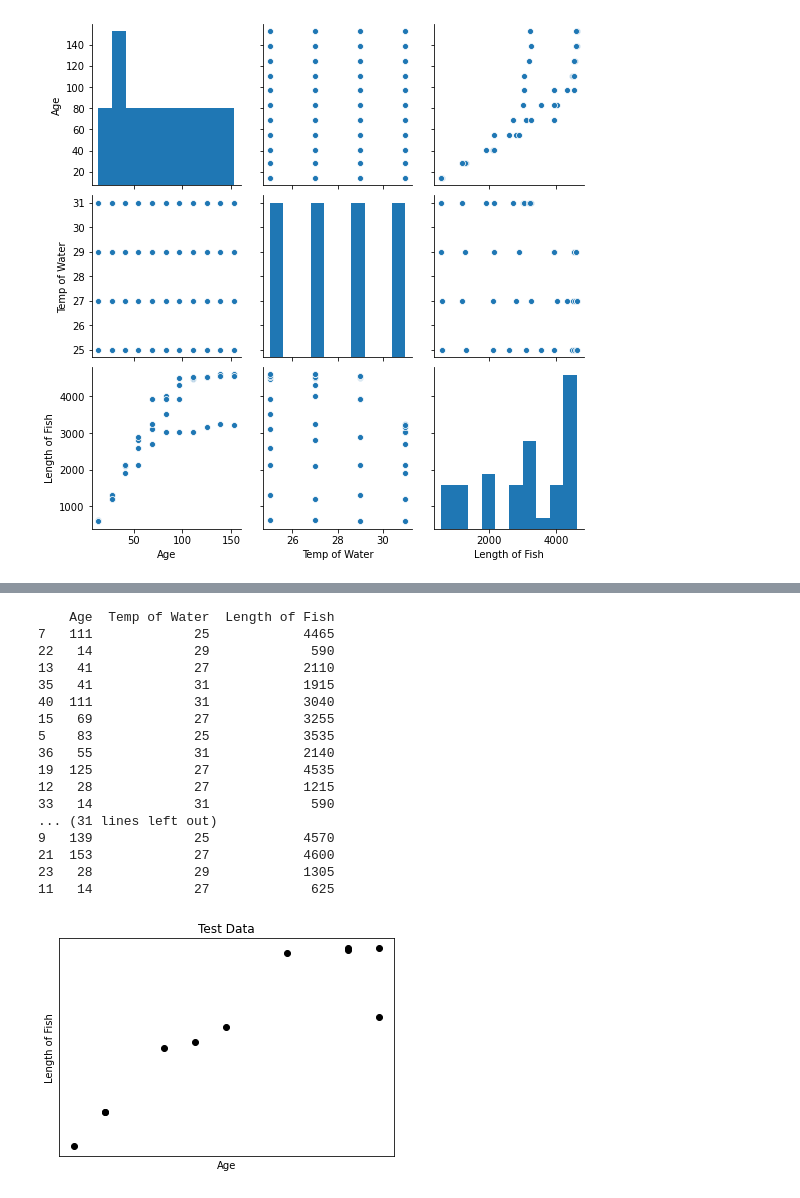
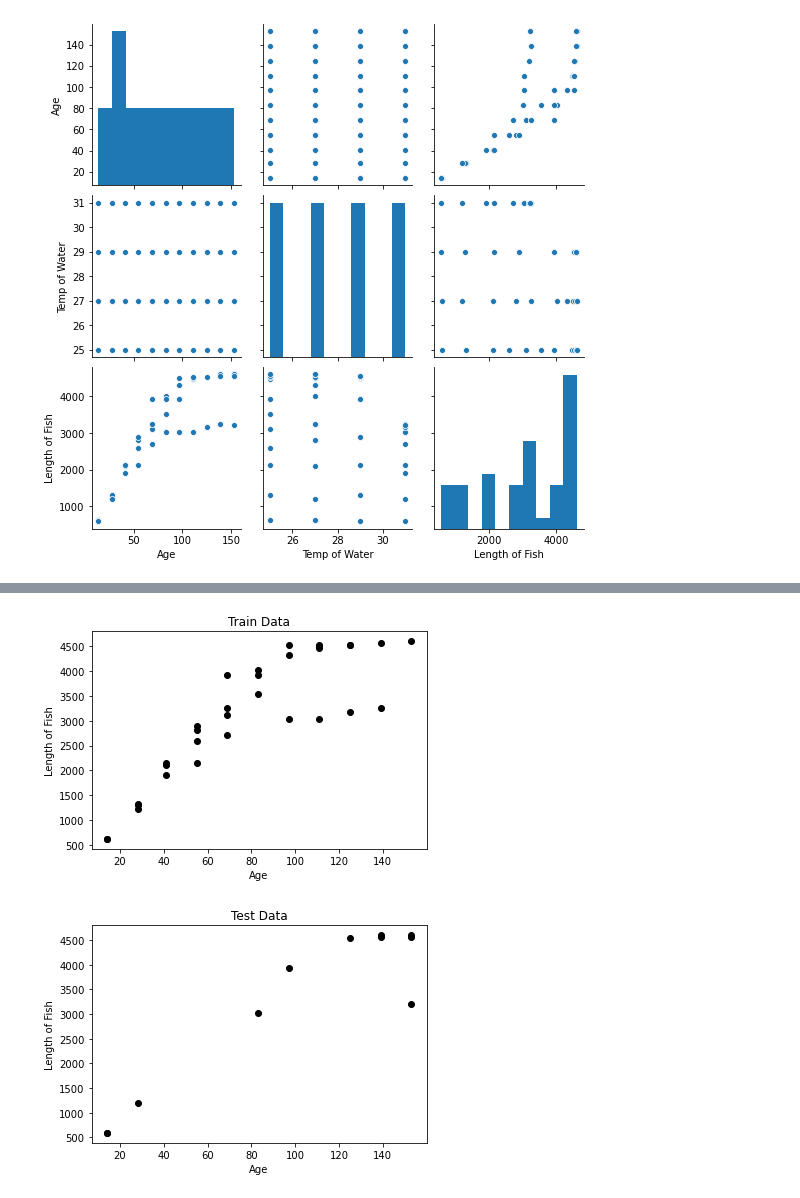
Before and after one commit to Prakhar-Saxena/CollegeAssignments, a Jupyter notebook: CS383/assn1/assn1.ipynb, the cells around one changed output, grey strips where cells are left out. Cells and saved outputs as stored; diff of their text form; code cells hidden in the pictures.

```diff
--- a/CS383/assn1/assn1.ipynb
+++ b/CS383/assn1/assn1.ipynb
@@ -122,42 +144,29 @@ test_df = df[~splt]
-# %%
-print(train_df)
-print()
-print(test_df)
-# %% [output]
-    Age  Temp of Water  Length of Fish
-7   111             25            4465
-22   14             29             590
-13   41             27            2110
-35   41             31            1915
-40  111             31            3040
-15   69             27            3255
-5    83             25            3535
-36   55             31            2140
-19  125             27            4535
-12   28             27            1215
-33   14             31             590
-... (31 lines left out)
-9   139             25            4570
-21  153             27            4600
-23   28             29            1305
-11   14             27             625
 # %%
 #4
 from sklearn import preprocessing
 std = preprocessing.scale(train_df)
-# print(train_df)
-# print(std)
-# train_df.plot('Age', 'Length of Fish', kind='scatter')
-# train_df.plot('Age', 'Temp of Water', kind='scatter')
-# train_df.plot('Temp of Water', 'Length of Fish', kind='scatter')
+
+X_train = train_df['Age']
+X_test = test_df['Age']
+Y_train = train_df['Length of Fish']
+Y_test = test_df['Length of Fish']
 
 
-plt.scatter(test_df['Age'], test_df['Length of Fish'], color='black')
+plt.scatter(X_train, Y_train, color='black')
+plt.title('Train Data')
+plt.xlabel('Age')
+plt.ylabel('Length of Fish')
+# plt.xticks(())
+# plt.yticks(())
+plt.show()
+
+plt.scatter(X_test, Y_test, color='black')
 plt.title('Test Data')
 plt.xlabel('Age')
 plt.ylabel('Length of Fish')
-plt.xticks(())
-plt.yticks(())
+# plt.xticks(())
+# plt.yticks(())
 plt.show()
 # %% [output]
-[figure, old version]
+[figure, new version]
+[figure, added]
```
Also changed, not shown: parts of 7 cells of this notebook.
